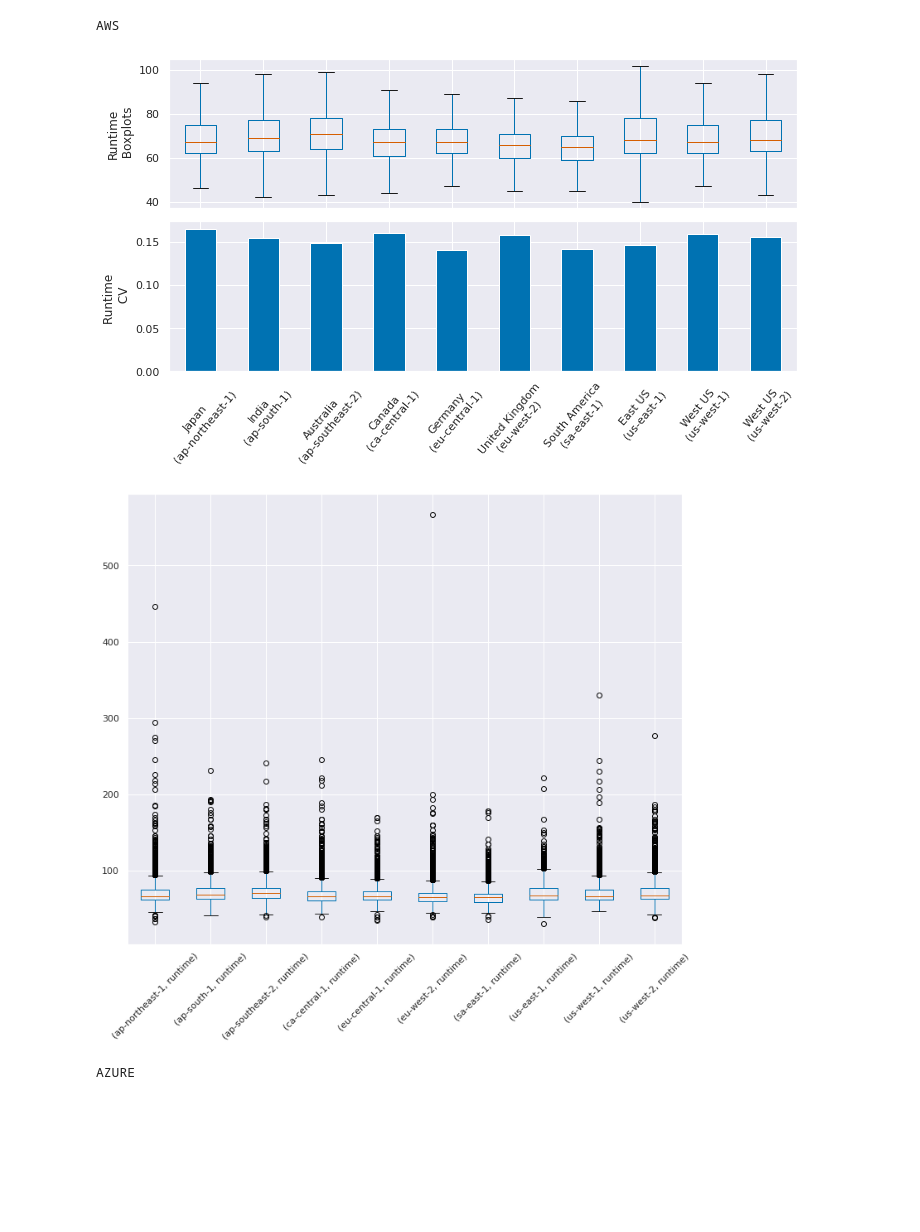
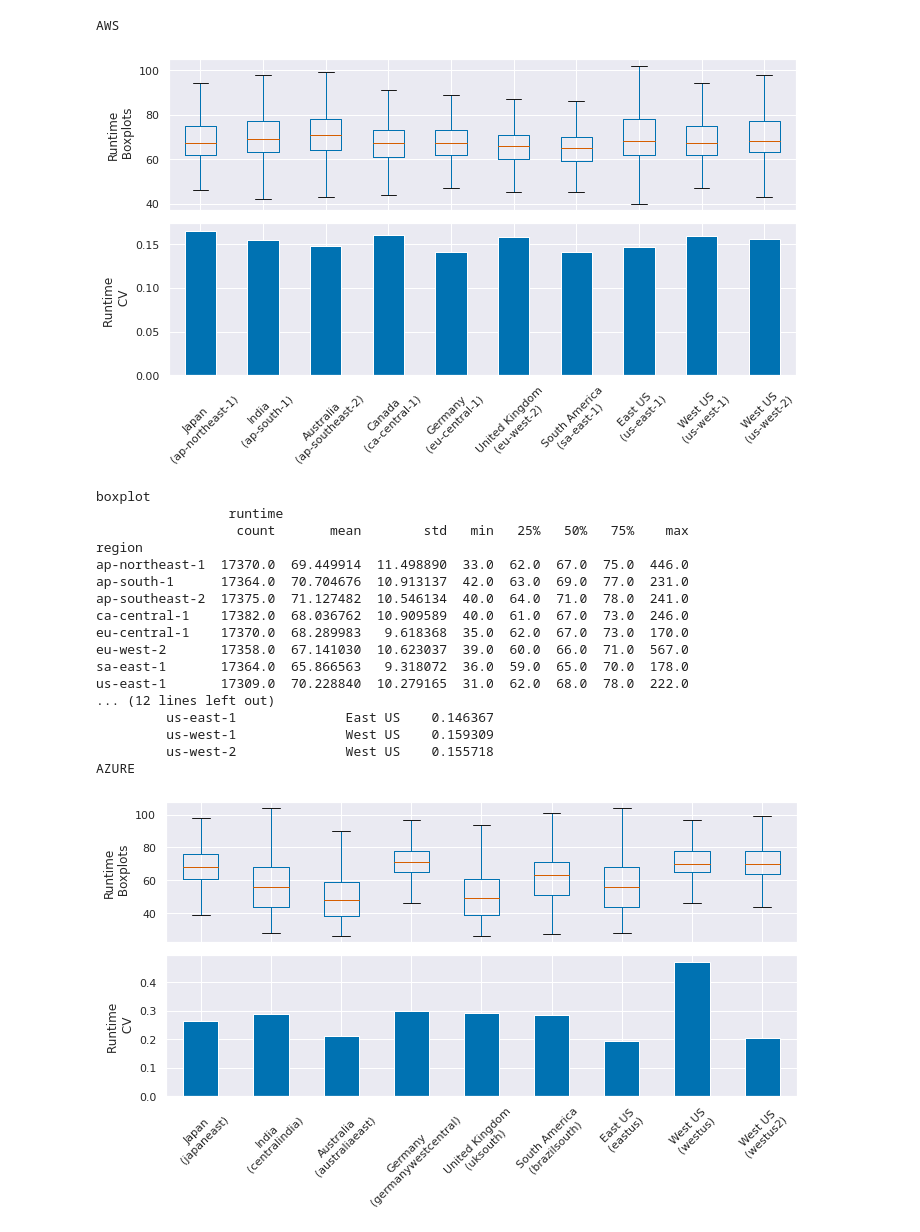
Before and after one commit to l8518/geot-faas, a Jupyter notebook: 020_region_analysis.ipynb, the cells around one changed output. Cells and saved outputs as stored; diff of their text form; code cells hidden in the pictures; blank space fills up the shorter version.

```diff
--- a/020_region_analysis.ipynb
+++ b/020_region_analysis.ipynb
@@ -39,54 +37,57 @@ cov_df = df.groupby( ['measure group', 'provider', 'region'], observed=True)['ru
 # %%
-# mean_provider_region_df.sort_values(by=['measure_group', 'provider', 'region'])
+cov_df = df.groupby( ['measure group', 'provider', 'region'], observed=True)['runtime'].apply(utils.cov).reset_index(name='Runtime CV').set_index(['provider', 'region'])
 cov_df.sort_values(by=['measure group', 'provider', 'region'])
 
 for provider in cov_df.index.get_level_values('provider').unique():
     fig, axes = plt.subplots(figsize=(10,6), nrows=2, frameon=False)
 
-    #mean_provider_region_df[cov_provider_region_df.index.isin([provider], level='provider')].plot(kind='bar', ax=axes[0])
-    df[['provider', 'region', 'runtime']][df['provider'] == provider].groupby(['region'], observed=True).boxplot(subplots=False, ax=axes[0], showfliers=False)
+    # Runtime
+    bxdf = df[['provider', 'region', 'runtime']][df['provider'] == provider].groupby(['region'], observed=True)
+    utils.boxplot(axes[0], bxdf, "Runtime\n Boxplots", lambda x: '')
 
-    cov_df[cov_df.index.isin([provider], level='provider')].plot(kind='bar', ax=axes[1])
+    # COV
+    cov_provider = cov_df[cov_df.index.isin([provider], level='provider')]
+    cov_provider.plot(kind='bar', ax=axes[1])
 
-    axes[0].set_ylabel('Runtime\n Boxplots')
-    # axes[0].get_legend().remove()
-    labels = []
-    for tick in axes[0].get_xticklabels():
-        labels.append('')
-    axes[0].set_xticklabels(labels)
-
+    # Set Labels for both plots:
     for tick in axes[1].get_xticklabels():
-        tick.set_rotation(50)
+        tick.set_rotation(45)
 
     # Set Region Names
     labels = []
     for tick in axes[1].get_xticklabels():
         mapping = provider_region_mapping[tick.get_text()]
         region = mapping['region']
         measure_group = mapping['measure group']
         labels.append(f"{measure_group}\n({region})")
 
     axes[1].get_legend().remove()
     axes[1].set_ylabel('Runtime \n CV')
     axes[1].set_xticklabels(labels)
     axes[1].set_xlabel('')
 
-
     fig.tight_layout()
 
     print(provider)
-    # plt.savefig(f'provider_region_mean_cov_{provider}.pdf')
-    plt.show()
-    plt.close()
-
-    # Generate a control figure - because I cannot fore the matching
-    fig, axes = plt.subplots(figsize=(12,10))
-    df[['provider', 'region', 'runtime']][df['provider'] == provider].groupby(['region'], observed=True).boxplot(subplots=False, ax=axes, rot=45)
-    # plt.savefig(f'provider_region_mean_cov_{provider}_box.pdf')
-    plt.show()
-    plt.close()
+    utils.plot(f'ra_mean_runtime_{provider}', boxplot=bxdf.describe(), cov=cov_provider)
 # %% [output]
 AWS
-[figure, old version]
+[figure, new version]
+boxplot
+                 runtime
+                  count       mean        std   min   25%   50%   75%    max
+region
+ap-northeast-1  17370.0  69.449914  11.498890  33.0  62.0  67.0  75.0  446.0
+ap-south-1      17364.0  70.704676  10.913137  42.0  63.0  69.0  77.0  231.0
+ap-southeast-2  17375.0  71.127482  10.546134  40.0  64.0  71.0  78.0  241.0
+ca-central-1    17382.0  68.036762  10.909589  40.0  61.0  67.0  73.0  246.0
+eu-central-1    17370.0  68.289983   9.618368  35.0  62.0  67.0  73.0  170.0
+eu-west-2       17358.0  67.141030  10.623037  39.0  60.0  66.0  71.0  567.0
+sa-east-1       17364.0  65.866563   9.318072  36.0  59.0  65.0  70.0  178.0
+us-east-1       17309.0  70.228840  10.279165  31.0  62.0  68.0  78.0  222.0
+... (12 lines left out)
+         us-east-1              East US    0.146367
+         us-west-1              West US    0.159309
+         us-west-2              West US    0.155718
+AZURE
-[figure, old version]
+[figure, new version]
-AZURE
```
Also changed, not shown: parts of 8 cells of this notebook, 12 other files.
